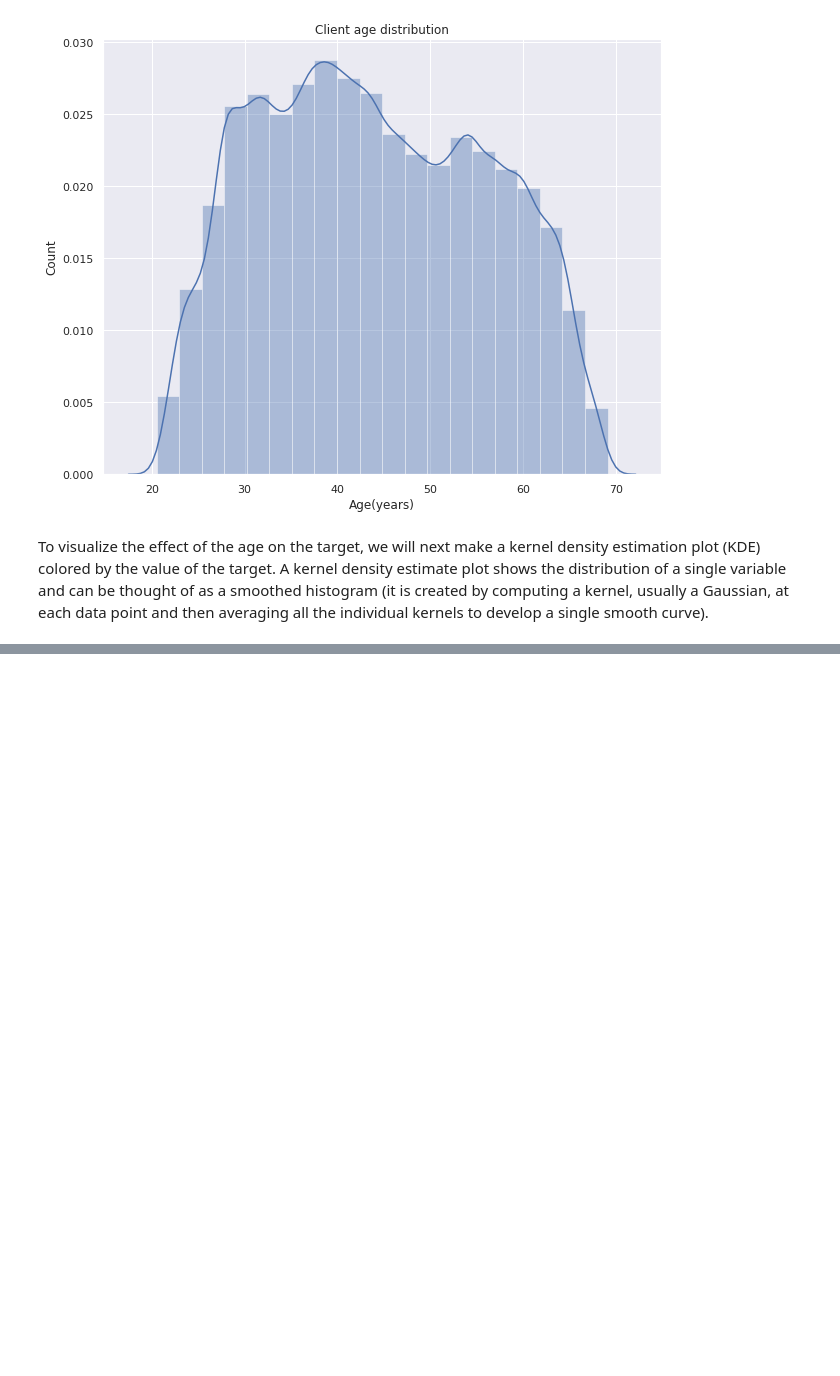
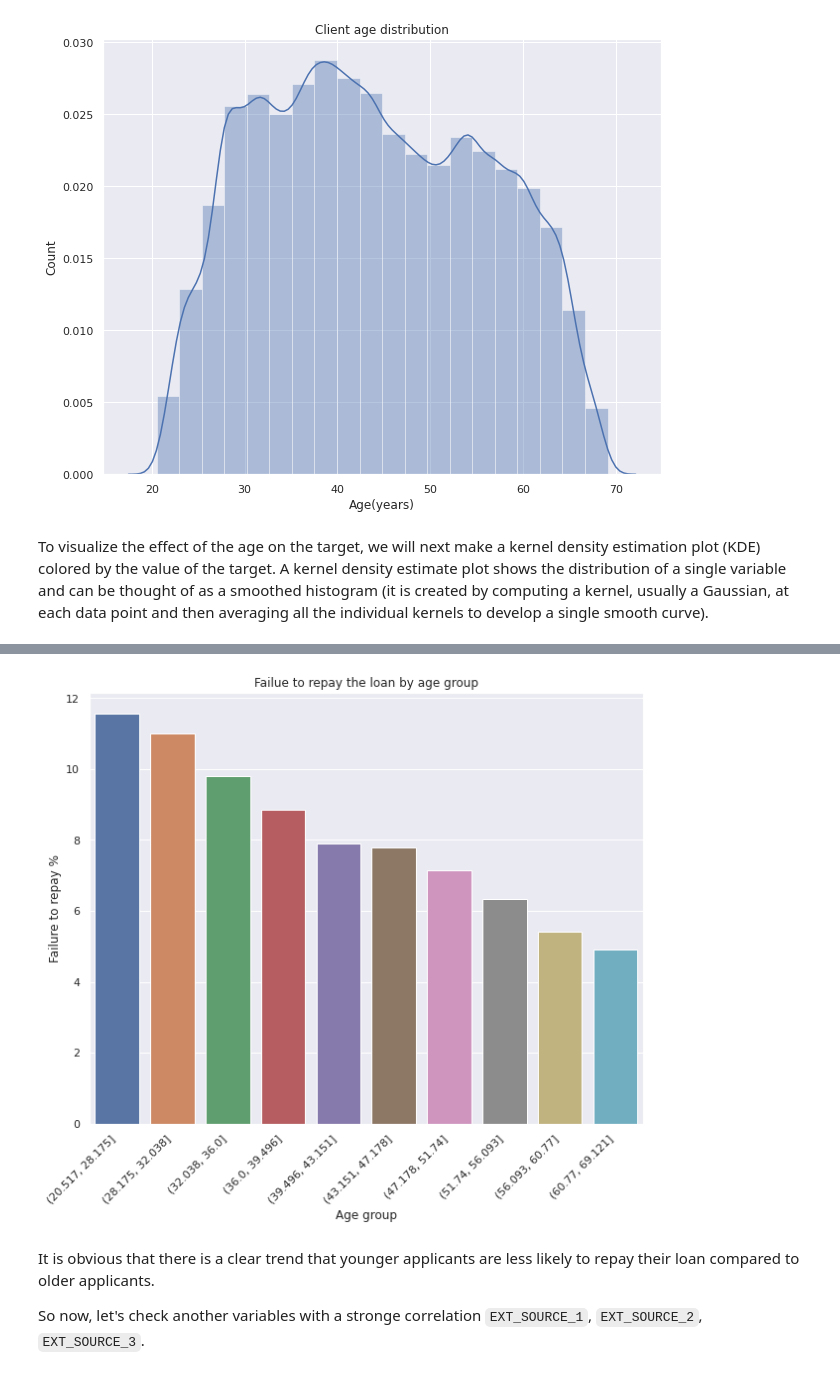
Before and after one commit to salma71/home_credit_risk, a Jupyter notebook: notebooks/credit_risk_part#1.ipynb, the cells around one changed output, grey strips where cells are left out. Drawn from its saved outputs; the diff is of its cells as text; code cells hidden in the pictures; blank space fills up the shorter version.

Commit message:
plot % of failure vs age group

```diff
--- a/notebooks/credit_risk_part#1.ipynb
+++ b/notebooks/credit_risk_part#1.ipynb
@@ -466,0 +472,8 @@ AttributeError: 'AxesSubplot' object has no attribute 'xlabel'
+# %%
+# Age information into a separate dataframe
+age_data = app_train[['TARGET', 'DAYS_BIRTH']]
+age_data['YEARS_BIRTH'] = age_data['DAYS_BIRTH'] / 365
+
+# Bin the age data
+age_data['YEARS_BINNED'] = pd.qcut(age_data['YEARS_BIRTH'], q=10)
+age_data.head(10)
@@ -466,0 +507,4 @@ AttributeError: 'AxesSubplot' object has no attribute 'xlabel'
+# %%
+# Group by the bin and calculate averages
+age_groups  = age_data.groupby('YEARS_BINNED').mean()
+age_groups
@@ -466,0 +524,15 @@ AttributeError: 'AxesSubplot' object has no attribute 'xlabel'
+# %%
+sns.set(rc={'figure.figsize':(10,8)})
+
+ax = sns.barplot(x = age_groups.index.astype(str), y = 100 * age_groups['TARGET'])
+
+ax.set_title("Failue to repay the loan by age group")
+ax.set_xlabel("Age group")
+ax.set_xticklabels(ax.get_xticklabels(), rotation=45, horizontalalignment='right')
+ax.set_ylabel("Failure to repay %");
+# %% [output]
+[figure, added]
+# %% [markdown]
+It is obvious that there is a clear trend that younger applicants are less likely to repay their loan compared to older applicants.
+
+So now, let's check another variables with a stronge correlation `EXT_SOURCE_1`, `EXT_SOURCE_2`, `EXT_SOURCE_3`.
```
Also changed, not shown: parts of 6 cells of this notebook.
